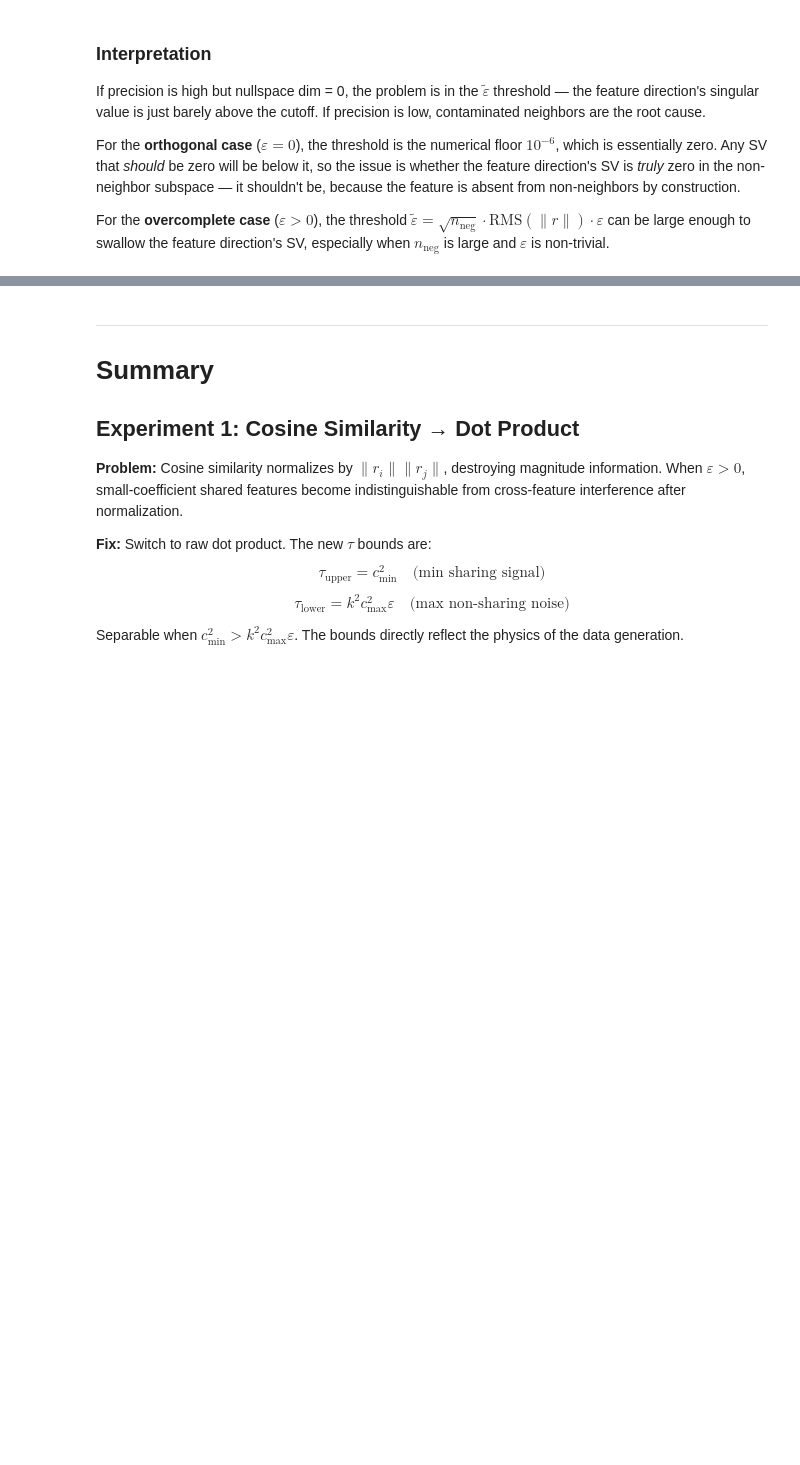
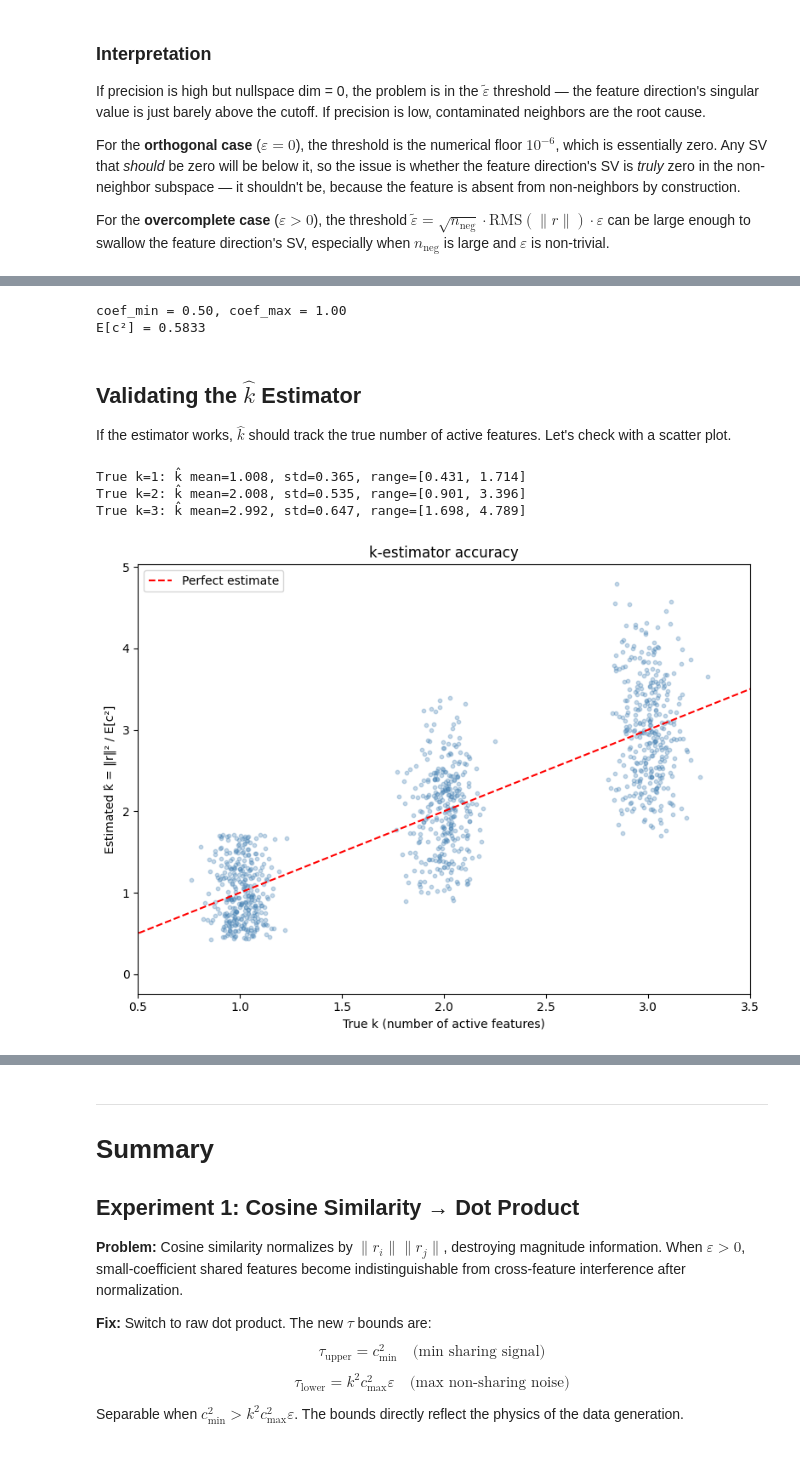
Before and after one commit to smurphnerd/monosemantic-features, a Jupyter notebook: notebooks/walkthrough.ipynb, the cells around one changed output, grey strips where cells are left out. Cells and saved outputs as stored; diff of their text form; code cells hidden in the pictures; blank space fills up the shorter version.

```diff
--- a/notebooks/walkthrough.ipynb
+++ b/notebooks/walkthrough.ipynb
@@ -1378,0 +1400,74 @@ For the **overcomplete case** ($\varepsilon > 0$), the threshold $\tilde{\vareps
+# %%
+# k-estimator: estimate number of active features per representation
+def estimate_k(representations, expected_coef_sq):
+    """Estimate k per representation: k̂ = ‖r‖² / E[c²]"""
+    norms_sq = (representations ** 2).sum(dim=1)
+    k_hat = norms_sq / expected_coef_sq
+    return k_hat
+
+
+def build_adaptive_neighbor_matrix(representations, epsilon, expected_coef_sq, margin=0.0):
+    """
+    Adaptive per-pair threshold:
+    neighbors(a,b) = |r_a · r_b| >= ε · ‖r_a‖ · ‖r_b‖ · √(k̂_a · k̂_b) + margin
+    """
+    dots = representations @ representations.T
+    norms = representations.norm(dim=1)
+    k_hat = estimate_k(representations, expected_coef_sq)
+
+    # Per-pair threshold: ε · ‖r_a‖ · ‖r_b‖ · √(k̂_a · k̂_b)
+    sqrt_k = k_hat.sqrt()
+    threshold_matrix = (
+        epsilon
+        * norms.unsqueeze(1) * norms.unsqueeze(0)
+        * sqrt_k.unsqueeze(1) * sqrt_k.unsqueeze(0)
+    )
+    threshold_matrix = threshold_matrix + margin
+
+    neighbor_matrix = torch.abs(dots) >= threshold_matrix
+    return neighbor_matrix
+
+
+# Derive E[c²] from the synthetic config
+# For uniform [coef_min, coef_max]: E[c²] = (c_min² + c_min*c_max + c_max²) / 3
+expected_coef_sq = (coef_min**2 + coef_min * syn_config.coef_max + syn_config.coef_max**2) / 3
+print(f"coef_min = {coef_min:.2f}, coef_max = {syn_config.coef_max:.2f}")
+print(f"E[c²] = {expected_coef_sq:.4f}")
+# %% [output]
+coef_min = 0.50, coef_max = 1.00
+E[c²] = 0.5833
+# %% [markdown]
+## Validating the $\hat{k}$ Estimator
+
+If the estimator works, $\hat{k}$ should track the true number of active features. Let's check with a scatter plot.
+# %%
+# Compute k_hat for all representations (from Experiment 1 data)
+k_hat = estimate_k(reps, expected_coef_sq)
+true_k = (coeffs != 0).sum(dim=1).float()
+
+fig, ax = plt.subplots(figsize=(8, 6))
+# Add jitter to true_k for visibility
+jitter = torch.randn_like(true_k) * 0.08
+ax.scatter(true_k.numpy() + jitter.numpy(), k_hat.numpy(), alpha=0.3, s=10, c='steelblue')
+ax.plot([0, 4], [0, 4], 'r--', label='Perfect estimate')
+ax.set_xlabel('True k (number of active features)')
+ax.set_ylabel('Estimated k̂ = ‖r‖² / E[c²]')
+ax.set_title('k-estimator accuracy')
+ax.legend()
+ax.set_xlim(0.5, 3.5)
+
+# Per-k statistics
+for k_val in [1, 2, 3]:
+    mask = (true_k == k_val)
+    if mask.sum() > 0:
+        k_est = k_hat[mask]
+        print(f"True k={k_val}: k̂ mean={k_est.mean():.3f}, std={k_est.std():.3f}, "
+              f"range=[{k_est.min():.3f}, {k_est.max():.3f}]")
+
+plt.tight_layout()
+plt.show()
+# %% [output]
+True k=1: k̂ mean=1.008, std=0.365, range=[0.431, 1.714]
+True k=2: k̂ mean=2.008, std=0.535, range=[0.901, 3.396]
+True k=3: k̂ mean=2.992, std=0.647, range=[1.698, 4.789]
+[figure, added]
```
Also changed, not shown: parts of 8 cells of this notebook.
